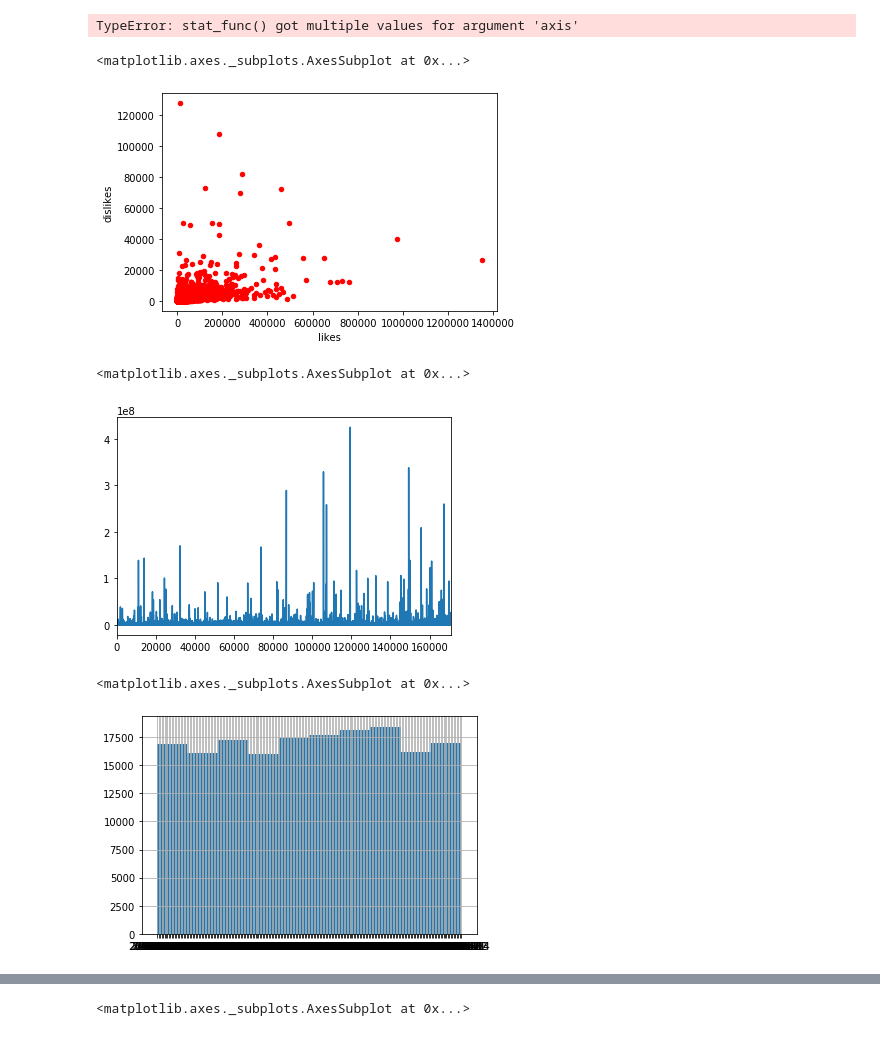
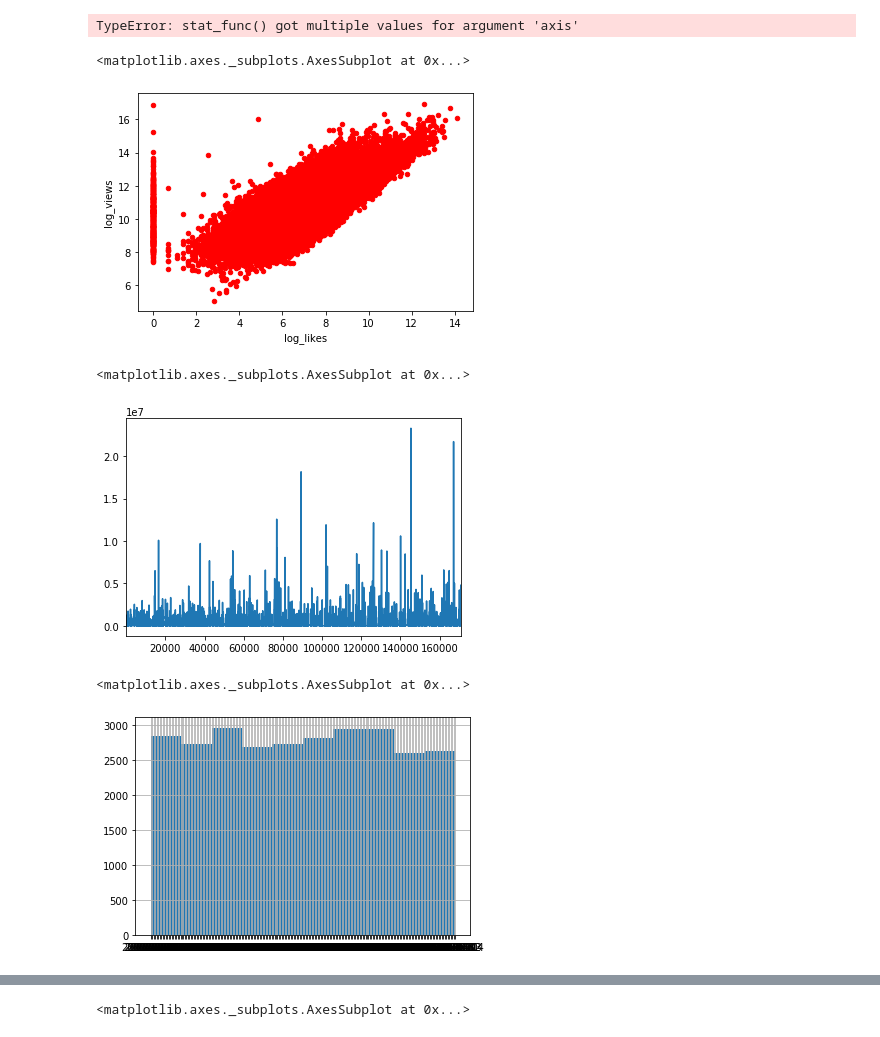
Before and after one commit to miguelgrisanti/YoutubeMXKeys, a Jupyter notebook: YoutubeRider.ipynb, the cells around one changed output, grey strips where cells are left out. Saved outputs shown, nothing was run; the diff lists cells and outputs as text; code cells hidden in the pictures.

```diff
--- a/YoutubeRider.ipynb
+++ b/YoutubeRider.ipynb
@@ -391,20 +393,20 @@ TypeError: stat_func() got multiple values for argument 'axis'
 # %%
 df_all_timestamps.info()
 # %%
-df_mexico.plot(x='likes',y='dislikes',kind='scatter',color='R')
+df_mexico.plot(x='log_likes',y='log_views',kind='scatter',color='R')
 # %% [output]
 <matplotlib.axes._subplots.AxesSubplot at 0x...>
-[figure, old version]
+[figure, new version]
 # %%
-df['views'].plot()
+df_mexico['views'].plot()
 # %% [output]
 <matplotlib.axes._subplots.AxesSubplot at 0x...>
-[figure, old version]
+[figure, new version]
 # %%
-df['trending_date'].hist()
+df_mexico['trending_date'].hist()
 # %% [output]
 <matplotlib.axes._subplots.AxesSubplot at 0x...>
-[figure, old version]
+[figure, new version]
 # %%
 df_all_timestamps.head()
 # %% [output]
```
Also changed, not shown: parts of 24 cells of this notebook.
